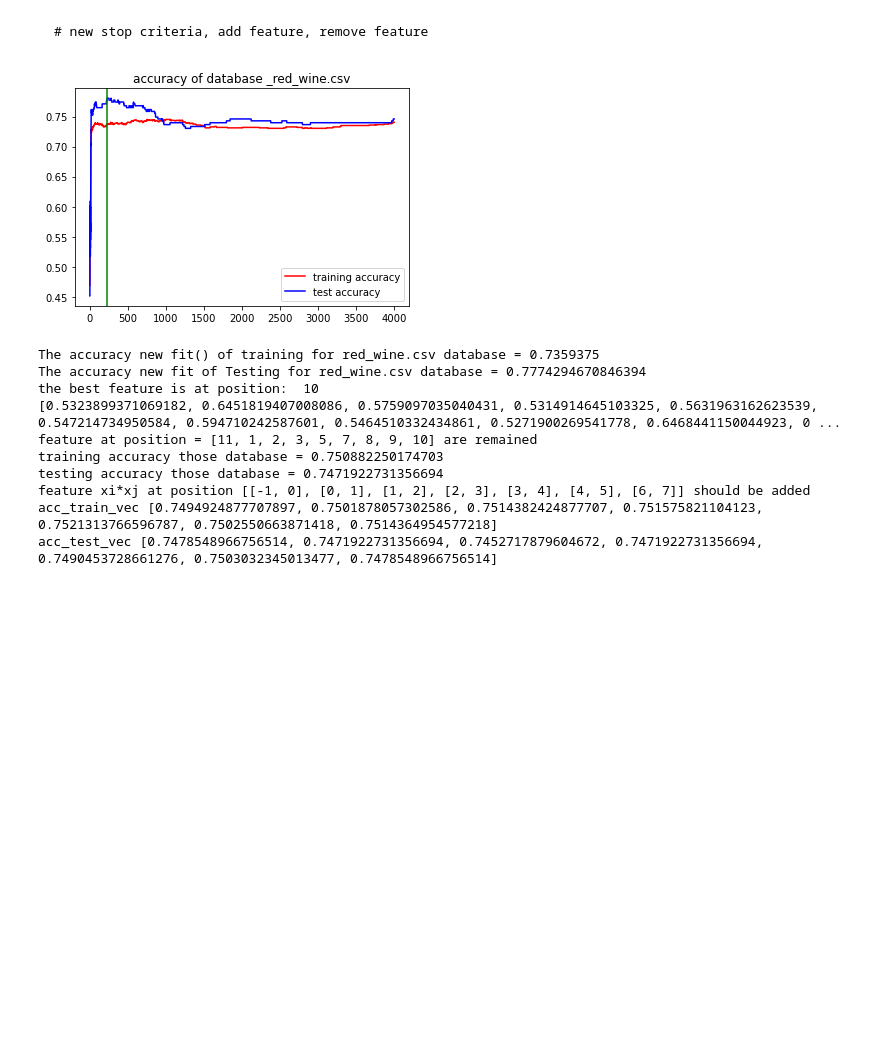
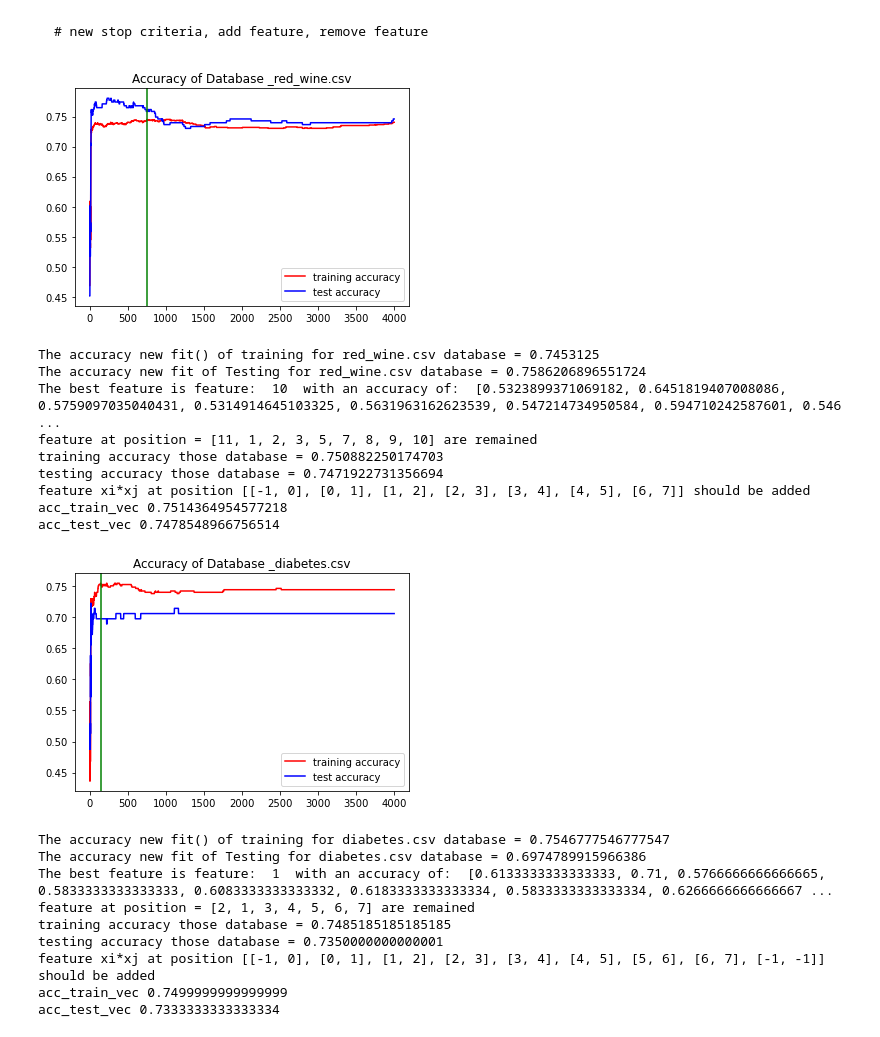
Before and after one commit to VanBinhTruong/Group18_project1, a Jupyter notebook: mini_project1.ipynb, the cells around one changed output. Cells and saved outputs as stored; diff of their text form; code cells hidden in the pictures; blank space fills up the shorter version.

Commit message:
correct kflod kfold and update .ipynb file

```diff
--- a/mini_project1.ipynb
+++ b/mini_project1.ipynb
@@ -194,7 +194,7 @@ Database is diabetes.csv
 # %%
 
 # try new stop criteria
-kfold_info = {'kflod': 10,
+kfold_info = {'kfold': 10,
               'path': 'database',
               'file': 'red_wine.csv'}
 
@@ -206,43 +206,97 @@ DL_info =    {'epsilon': 0.05,
           }
 
 
 DL_model = Discriminative_Learning
 model = kfold_cross_validation
 
 
 DL = DL_advance(model, DL_model)
 DL.DL_init(kfold_info, DL_info)
 
 W,Acc_train_vec, Acc_test_vec = DL.fit_adv()
 
 print('The accuracy new fit() of training for {} database = '.format(DL.kfold.model.file) + str(Acc_train_vec))
 print('The accuracy new fit of Testing for {} database = '.format(DL.kfold.model.file) + str(Acc_test_vec))
 
 
 # this code is to remove unnecessary feature
 
 
 acc_train_prev, acc_test_prev, idx_feature = DL.remove_feature()
 
 print('feature at position = {} are remained'.format(idx_feature))
 print('training accuracy those database = {}'.format(acc_train_prev))
 print('testing accuracy those database = {}'.format(acc_test_prev))
 
 # this code is to check for adding new feature from xi*xj, xi**2
 
 acc_train_vec, acc_test_vec, idx_feature = DL.add_feature()
 print('feature xi*xj at position {} should be added'.format(idx_feature))
-print('acc_train_vec', acc_train_vec)
-print('acc_test_vec', acc_test_vec)
+print('acc_train_vec', acc_train_vec[-1])
+print('acc_test_vec', acc_test_vec[-1])
+
+
+#========================================================================================================
+
+# try new stop criteria
+kfold_info = {'kfold': 10,
+              'path': 'database',
+              'file': 'diabetes.csv'}
+
+DL_info =    {'epsilon': 0.05,
+              'learning_type': 'type1',
+              'alpha': 0.2,
+              'thresshold': 0.5,
+              'rate': 0.8
+          }
+
+
+DL_model = Discriminative_Learning
+model = kfold_cross_validation
+
+
+DL = DL_advance(model, DL_model)
+DL.DL_init(kfold_info, DL_info)
+
+W,Acc_train_vec, Acc_test_vec = DL.fit_adv()
+
+print('The accuracy new fit() of training for {} database = '.format(DL.kfold.model.file) + str(Acc_train_vec))
+print('The accuracy new fit of Testing for {} database = '.format(DL.kfold.model.file) + str(Acc_test_vec))
+
+
+# this code is to remove unnecessary feature
+
+
+acc_train_prev, acc_test_prev, idx_feature = DL.remove_feature()
+
+print('feature at position = {} are remained'.format(idx_feature))
+print('training accuracy those database = {}'.format(acc_train_prev))
+print('testing accuracy those database = {}'.format(acc_test_prev))
+
+# this code is to check for adding new feature from xi*xj, xi**2
+
+acc_train_vec, acc_test_vec, idx_feature = DL.add_feature()
+print('feature xi*xj at position {} should be added'.format(idx_feature))
+print('acc_train_vec', acc_train_vec[-1])
+print('acc_test_vec', acc_test_vec[-1])
 # %% [output]
-[figure, old version]
+[figure, new version]
-The accuracy new fit() of training for red_wine.csv database = 0.7359375
-The accuracy new fit of Testing for red_wine.csv database = 0.7774294670846394
-the best feature is at position:  10
-[0.5323899371069182, 0.6451819407008086, 0.5759097035040431, 0.5314914645103325, 0.5631963162623539, 0.547214734950584, 0.594710242587601, 0.5464510332434861, 0.5271900269541778, 0.6468441150044923, 0 ...
+The accuracy new fit() of training for red_wine.csv database = 0.7453125
+The accuracy new fit of Testing for red_wine.csv database = 0.7586206896551724
+The best feature is feature:  10  with an accuracy of:  [0.5323899371069182, 0.6451819407008086, 0.5759097035040431, 0.5314914645103325, 0.5631963162623539, 0.547214734950584, 0.594710242587601, 0.546 ...
 feature at position = [11, 1, 2, 3, 5, 7, 8, 9, 10] are remained
 training accuracy those database = 0.750882250174703
 testing accuracy those database = 0.7471922731356694
 feature xi*xj at position [[-1, 0], [0, 1], [1, 2], [2, 3], [3, 4], [4, 5], [6, 7]] should be added
-acc_train_vec [0.7494924877707897, 0.7501878057302586, 0.7514382424877707, 0.751575821104123, 0.7521313766596787, 0.7502550663871418, 0.7514364954577218]
-acc_test_vec [0.7478548966756514, 0.7471922731356694, 0.7452717879604672, 0.7471922731356694, 0.7490453728661276, 0.7503032345013477, 0.7478548966756514]
+acc_train_vec 0.7514364954577218
+acc_test_vec 0.7478548966756514
+[figure, added]
+The accuracy new fit() of training for diabetes.csv database = 0.7546777546777547
+The accuracy new fit of Testing for diabetes.csv database = 0.6974789915966386
+The best feature is feature:  1  with an accuracy of:  [0.6133333333333333, 0.71, 0.5766666666666665, 0.5833333333333333, 0.6083333333333332, 0.6183333333333334, 0.5833333333333334, 0.6266666666666667 ...
+feature at position = [2, 1, 3, 4, 5, 6, 7] are remained
+training accuracy those database = 0.7485185185185185
+testing accuracy those database = 0.7350000000000001
+feature xi*xj at position [[-1, 0], [0, 1], [1, 2], [2, 3], [3, 4], [4, 5], [5, 6], [6, 7], [-1, -1]] should be added
+acc_train_vec 0.7499999999999999
+acc_test_vec 0.7333333333333334
```
Also changed, not shown: parts of 2 cells of this notebook, 3 other files.
